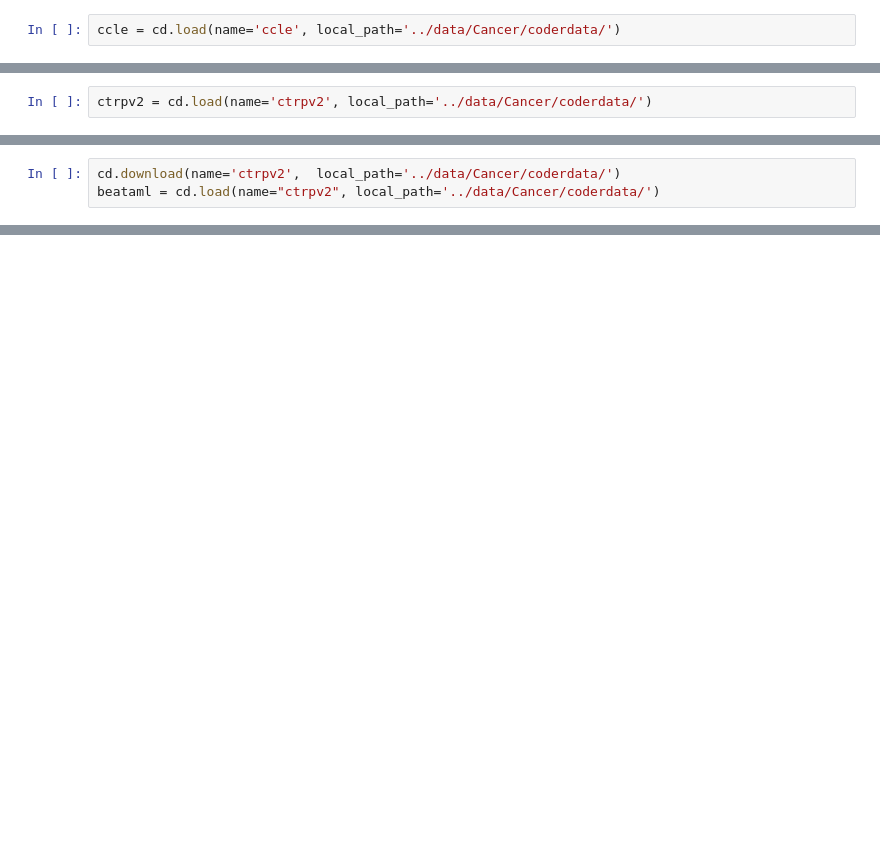
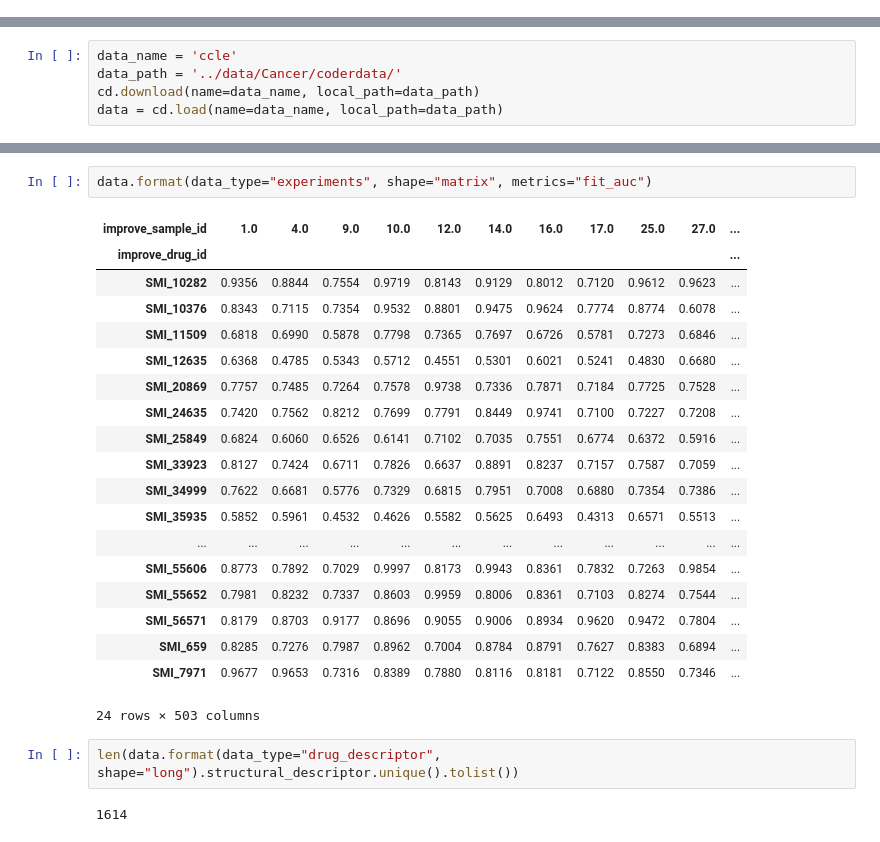
Before and after one commit to Zhennan-Wu/DrugRes, a Jupyter notebook: src/CoderData.ipynb, the cells around one changed output, grey strips where cells are left out. Cells and saved outputs as stored; diff of their text form; blank space fills up the shorter version.

```diff
--- a/src/CoderData.ipynb
+++ b/src/CoderData.ipynb
@@ -15,2 +0,0 @@ Downloaded 'https://ndownloader.figshare.com/files/51966266' to '../data/Cancer/
-# %%
-ccle = cd.load(name='ccle', local_path='../data/Cancer/coderdata/')
@@ -85,2 +0,0 @@ Downloaded 'https://ndownloader.figshare.com/files/51966266' to '../data/Cancer/
-# %%
-ctrpv2 = cd.load(name='ctrpv2', local_path='../data/Cancer/coderdata/')
@@ -263,3 +0,0 @@ from sklearn.linear_model import LinearRegression
-# %%
-cd.download(name='ctrpv2',  local_path='../data/Cancer/coderdata/')
-beataml = cd.load(name="ctrpv2", local_path='../data/Cancer/coderdata/')
@@ -558,0 +51,5 @@ aggregated_df = aggregated_df[["dose_response_value","transcriptomics","proteomi
+# %%
+data_name = 'ccle'
+data_path = '../data/Cancer/coderdata/'
+cd.download(name=data_name, local_path=data_path)
+data = cd.load(name=data_name, local_path=data_path)
@@ -558,0 +337,26 @@ aggregated_df = aggregated_df[["dose_response_value","transcriptomics","proteomi
+# %%
+data.format(data_type="experiments", shape="matrix", metrics="fit_auc")
+# %% [output]
+| improve_sample_id | 1.0 | 4.0 | 9.0 | 10.0 | 12.0 | 14.0 | 16.0 | 17.0 | 25.0 | 27.0 | ... |
+| improve_drug_id |  |  |  |  |  |  |  |  |  |  | ... |
+| SMI_10282 | 0.9356 | 0.8844 | 0.7554 | 0.9719 | 0.8143 | 0.9129 | 0.8012 | 0.7120 | 0.9612 | 0.9623 | ... |
+| SMI_10376 | 0.8343 | 0.7115 | 0.7354 | 0.9532 | 0.8801 | 0.9475 | 0.9624 | 0.7774 | 0.8774 | 0.6078 | ... |
+| SMI_11509 | 0.6818 | 0.6990 | 0.5878 | 0.7798 | 0.7365 | 0.7697 | 0.6726 | 0.5781 | 0.7273 | 0.6846 | ... |
+| SMI_12635 | 0.6368 | 0.4785 | 0.5343 | 0.5712 | 0.4551 | 0.5301 | 0.6021 | 0.5241 | 0.4830 | 0.6680 | ... |
+| SMI_20869 | 0.7757 | 0.7485 | 0.7264 | 0.7578 | 0.9738 | 0.7336 | 0.7871 | 0.7184 | 0.7725 | 0.7528 | ... |
+| SMI_24635 | 0.7420 | 0.7562 | 0.8212 | 0.7699 | 0.7791 | 0.8449 | 0.9741 | 0.7100 | 0.7227 | 0.7208 | ... |
+| SMI_25849 | 0.6824 | 0.6060 | 0.6526 | 0.6141 | 0.7102 | 0.7035 | 0.7551 | 0.6774 | 0.6372 | 0.5916 | ... |
+| SMI_33923 | 0.8127 | 0.7424 | 0.6711 | 0.7826 | 0.6637 | 0.8891 | 0.8237 | 0.7157 | 0.7587 | 0.7059 | ... |
+| SMI_34999 | 0.7622 | 0.6681 | 0.5776 | 0.7329 | 0.6815 | 0.7951 | 0.7008 | 0.6880 | 0.7354 | 0.7386 | ... |
+| SMI_35935 | 0.5852 | 0.5961 | 0.4532 | 0.4626 | 0.5582 | 0.5625 | 0.6493 | 0.4313 | 0.6571 | 0.5513 | ... |
+| ... | ... | ... | ... | ... | ... | ... | ... | ... | ... | ... | ... |
+| SMI_55606 | 0.8773 | 0.7892 | 0.7029 | 0.9997 | 0.8173 | 0.9943 | 0.8361 | 0.7832 | 0.7263 | 0.9854 | ... |
+| SMI_55652 | 0.7981 | 0.8232 | 0.7337 | 0.8603 | 0.9959 | 0.8006 | 0.8361 | 0.7103 | 0.8274 | 0.7544 | ... |
+| SMI_56571 | 0.8179 | 0.8703 | 0.9177 | 0.8696 | 0.9055 | 0.9006 | 0.8934 | 0.9620 | 0.9472 | 0.7804 | ... |
+| SMI_659 | 0.8285 | 0.7276 | 0.7987 | 0.8962 | 0.7004 | 0.8784 | 0.8791 | 0.7627 | 0.8383 | 0.6894 | ... |
+| SMI_7971 | 0.9677 | 0.9653 | 0.7316 | 0.8389 | 0.7880 | 0.8116 | 0.8181 | 0.7122 | 0.8550 | 0.7346 | ... |
+24 rows × 503 columns
+# %%
+len(data.format(data_type="drug_descriptor", shape="long").structural_descriptor.unique().tolist())
+# %% [output]
+1614
```
Also changed, not shown: parts of 57 cells of this notebook, 4 other files.
